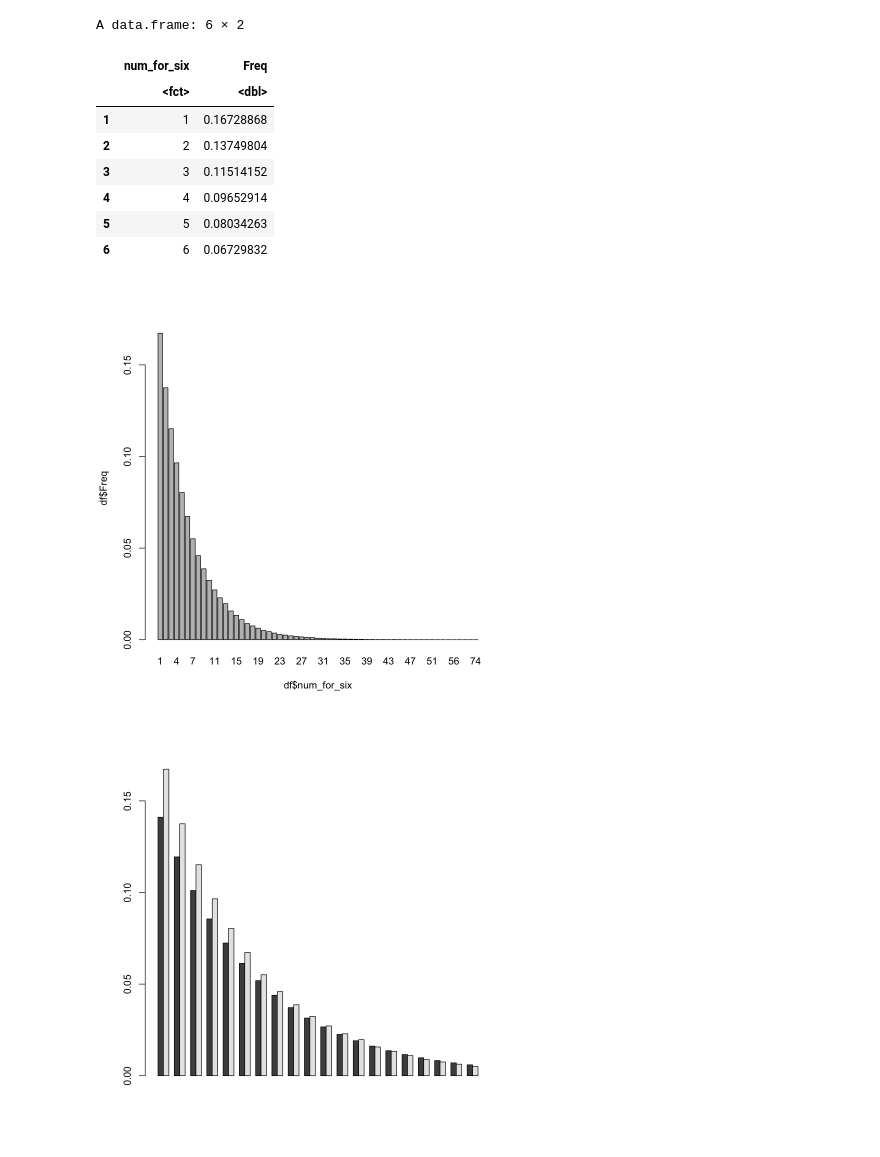
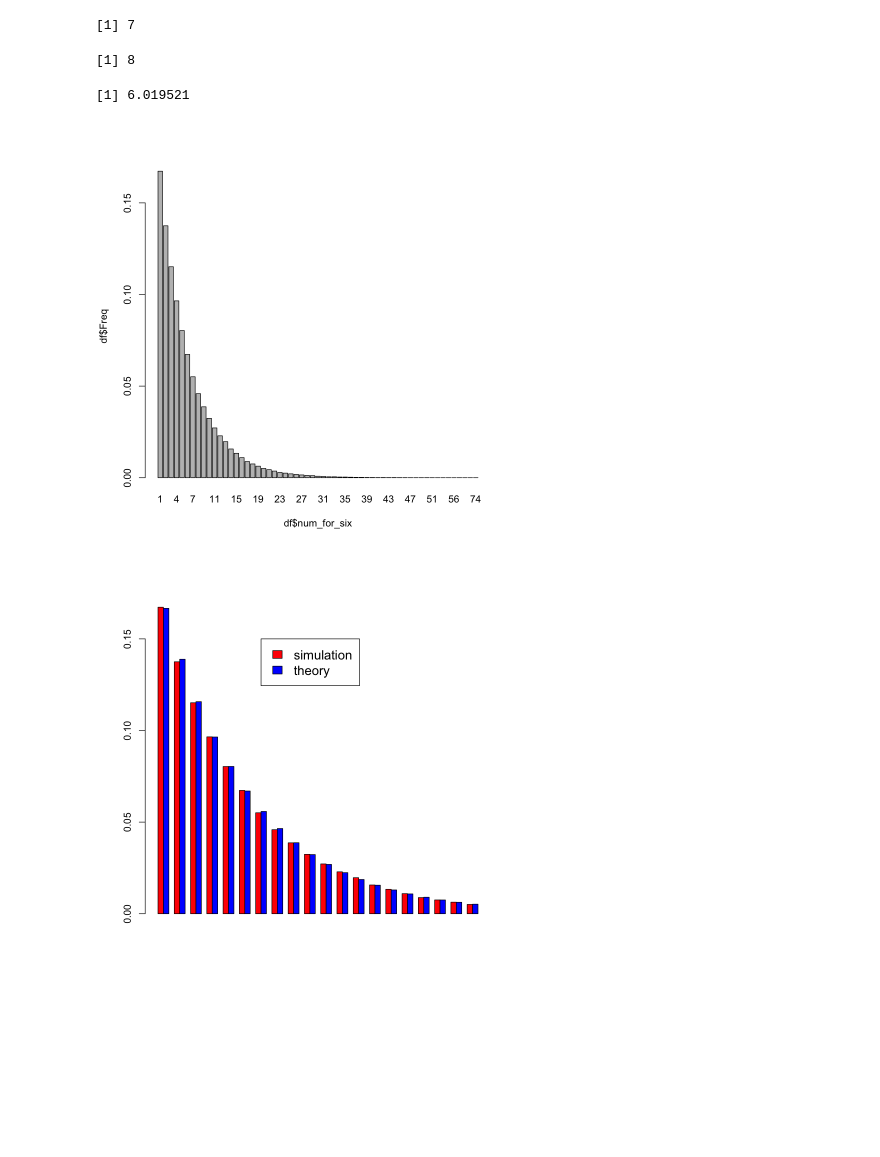
Before and after one commit to rhkrehtjd/rProgramming, a Jupyter notebook: 2nd_hw_2nd.ipynb, the cells around one changed output. Cells and saved outputs as stored; diff of their text form; code cells hidden in the pictures; blank space fills up the shorter version.

```diff
--- a/2nd_hw_2nd.ipynb
+++ b/2nd_hw_2nd.ipynb
@@ -25,16 +0,0 @@ df = data.frame(prop_table)
-# %%
-head(df)
-# %% [output]
-A data.frame: 6 × 2
-|  | num_for_six | Freq |
-|  | <fct> | <dbl> |
-| 1 | 1 | 0.16728868 |
-| 2 | 2 | 0.13749804 |
-| 3 | 3 | 0.11514152 |
-| 4 | 4 | 0.09652914 |
-| 5 | 5 | 0.08034263 |
-| 6 | 6 | 0.06729832 |
-# %%
-barplot(df$Freq~df$num_for_six)
-# %% [output]
-[figure, removed]
@@ -50,4 +1,54 @@ mat=rbind(theory,simulation)
-# %%
-barplot(mat,beside=T)
-# %% [output]
-[figure, removed]
+# %%
+
+set.seed(1) # 랜덤 시드 설정
+side = 6     # 주사위 총 경우의 수
+n_trial = 10^6   # 주사위 던진 횟수
+
+# 주사위를 100만번 던진 결과, 복원 추출
+dice_result = sample(side , n_trial ,replace = TRUE)
+
+# 6의 눈이 나온 경우들
+index_six = which(dice_result == 6)
+
+# (1) 주사위를 몇 번째 던져서 6이 나왔는가?
+index_six[1]
+
+# (2) 처음 6이 나오고 다시 6이 나올 때까지 주사위를 던진 횟수
+diff(index_six)[1]
+
+# (3) 6이 나올 때까지 주사위를 던진 횟수를 X라고하자, X의 평균은?
+mean(c(index_six[1],diff(index_six)))
+# 내장 함수 diff() 는 처음 6이 나온 횟수는 계산할 수 없으므로 index_six[1]을 넣어준 후 평균 계산
+
+# 다음은 X의 상대빈도를 막대그래프로 그리는 코드
+
+# 6이 나올 때까지 던진 횟수 -> X
+num_for_six = c( index_six[1] , diff(index_six))
+
+# 먼저 num_for_six의 범주별로 카운트
+# 그 후 prop.table을 이용하여 상대빈도 계산
+prop_table=prop.table(table(num_for_six))
+
+# 상대빈도 계산 결과를 data frame으로 만든 후
+df = data.frame(prop_table)
+
+barplot( df$Freq ~ df$num_for_six)
+
+p <- 1/6    # 성공확률
+x <- seq(1:20) # 20번 시도
+Prob <- (1-p)^(x-1) * p # x번째에 성공할 확률값
+
+simulation <- df$Freq[1:20]   # 모의실험에서의 결과
+theory <- (1-p)^(x-1) * p              # x번째에 성공할 확률값의 이론적인 확률
+
+mat=rbind(simulation,theory)
+
+
+barplot(mat,beside=T,col=c("red","blue"))
+legend(20,0.15,c("simulation","theory"),cex=1.3,fill=c("red","blue"))
+# %% [output]
+[1] 7
+[1] 8
+[1] 6.019521
+[figure, added]
+[figure, added]
```
Also changed, not shown: parts of 5 cells of this notebook.
